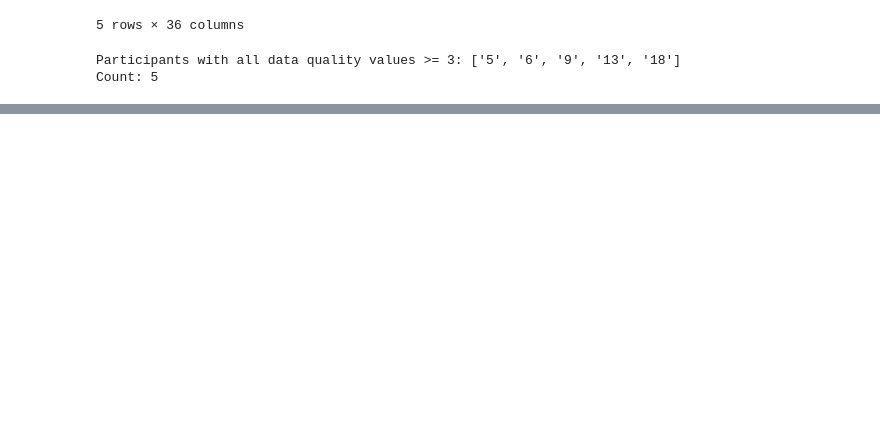
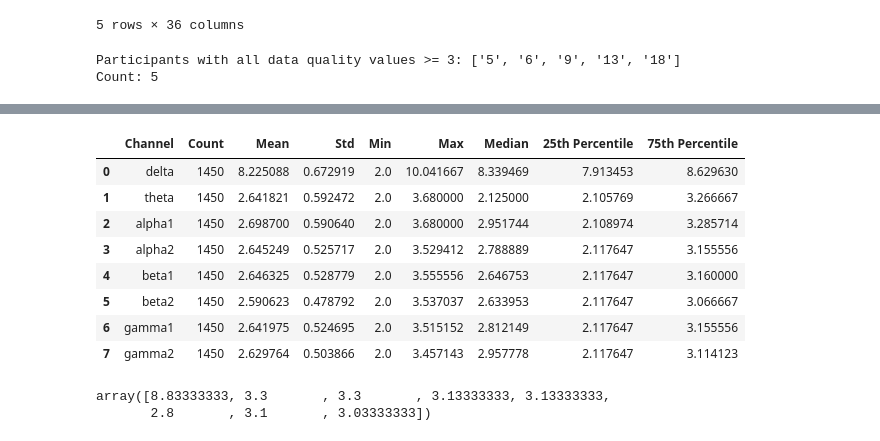
Before and after one commit to deybelman/EEG_Analysis_Project, a Jupyter notebook: analysis.ipynb, the cells around one changed output, grey strips where cells are left out. Cells and saved outputs as stored; diff of their text form; code cells hidden in the pictures; blank space fills up the shorter version.

Commit message:
all channel raw eeg data, lzc scores

```diff
--- a/analysis.ipynb
+++ b/analysis.ipynb
@@ -60,7 +57,7 @@ def get_first_row_from_mat(file_path):
 participants = [str(i) for i in range(1, 59)]  # "1" to "58" as strings
 video_clips = list(range(1, 37))  # 1 to 36
 
-# Initialize DataFrame with object dtype to store Series objects
+# Initialize DataFrame with object dtype to store NumPy arrays
 eeg_df = pd.DataFrame(index=participants, columns=video_clips, dtype=object)
 
 # Fill the DataFrame
@@ -71,11 +68,11 @@ for participant in participants:
     for video_id in video_clips:
         file_path = f'EEGData/Movie_{participant_folder}/EEG_Clip{video_id}.mat'
 
-        # Get the first row as a Series
-        first_row_series = get_first_row_from_mat(file_path)
+        # Get all channels as a NumPy array (8xTime)
+        eeg_array = get_all_channels_from_mat(file_path)
 
-        if first_row_series is not None:
-            eeg_df.at[participant, video_id] = first_row_series
+        if eeg_array is not None:
+            eeg_df.at[participant, video_id] = eeg_array
         else:
             eeg_df.at[participant, video_id] = None
 
@@ -140,0 +220,67 @@ Count: 5
+# %%
+# Calculate statistics for LZC scores by channel
+# Collect all LZC values for each channel
+channel_lzc_data = {channel: [] for channel in channels}
+
+# Iterate through all cells in lzc_df
+for participant in lzc_df.index:
+    for video_id in lzc_df.columns:
+        lzc_array = lzc_df.at[participant, video_id]
+
+        # Skip None cells
+        if lzc_array is not None:
+            # lzc_array is a NumPy array of 8 values (one per channel)
+            for channel_idx, channel_name in enumerate(channels):
+                lzc_value = lzc_array[channel_idx]
+                # Only add if not NaN
+                if not np.isnan(lzc_value):
+                    channel_lzc_data[channel_name].append(lzc_value)
+
+# Calculate statistics for each channel
+lzc_stats = []
+for channel in channels:
+    values = channel_lzc_data[channel]
+    if len(values) > 0:
+        stats = {
+            'Channel': channel,
+            'Count': len(values),
+            'Mean': np.mean(values),
+            'Std': np.std(values),
+            'Min': np.min(values),
+            'Max': np.max(values),
+            'Median': np.median(values),
+            '25th Percentile': np.percentile(values, 25),
+            '75th Percentile': np.percentile(values, 75)
+        }
+    else:
+        stats = {
+            'Channel': channel,
+            'Count': 0,
+            'Mean': np.nan,
+            'Std': np.nan,
+            'Min': np.nan,
+            'Max': np.nan,
+            'Median': np.nan,
+            '25th Percentile': np.nan,
+            '75th Percentile': np.nan
+        }
+    lzc_stats.append(stats)
+
+# Create DataFrame with statistics
+lzc_stats_df = pd.DataFrame(lzc_stats)
+lzc_stats_df
+# %% [output]
+|  | Channel | Count | Mean | Std | Min | Max | Median | 25th Percentile | 75th Percentile |
+| 0 | delta | 1450 | 8.225088 | 0.672919 | 2.0 | 10.041667 | 8.339469 | 7.913453 | 8.629630 |
+| 1 | theta | 1450 | 2.641821 | 0.592472 | 2.0 | 3.680000 | 2.125000 | 2.105769 | 3.266667 |
+| 2 | alpha1 | 1450 | 2.698700 | 0.590640 | 2.0 | 3.680000 | 2.951744 | 2.108974 | 3.285714 |
+| 3 | alpha2 | 1450 | 2.645249 | 0.525717 | 2.0 | 3.529412 | 2.788889 | 2.117647 | 3.155556 |
+| 4 | beta1 | 1450 | 2.646325 | 0.528779 | 2.0 | 3.555556 | 2.646753 | 2.117647 | 3.160000 |
+| 5 | beta2 | 1450 | 2.590623 | 0.478792 | 2.0 | 3.537037 | 2.633953 | 2.117647 | 3.066667 |
+| 6 | gamma1 | 1450 | 2.641975 | 0.524695 | 2.0 | 3.515152 | 2.812149 | 2.117647 | 3.155556 |
+| 7 | gamma2 | 1450 | 2.629764 | 0.503866 | 2.0 | 3.457143 | 2.957778 | 2.117647 | 3.114123 |
+# %%
+lzc_df.loc['25'][20]
+# %% [output]
+array([8.83333333, 3.3       , 3.3       , 3.13333333, 3.13333333,
+       2.8       , 3.1       , 3.03333333])
```
Also changed, not shown: parts of 6 cells of this notebook, 1 other file.
